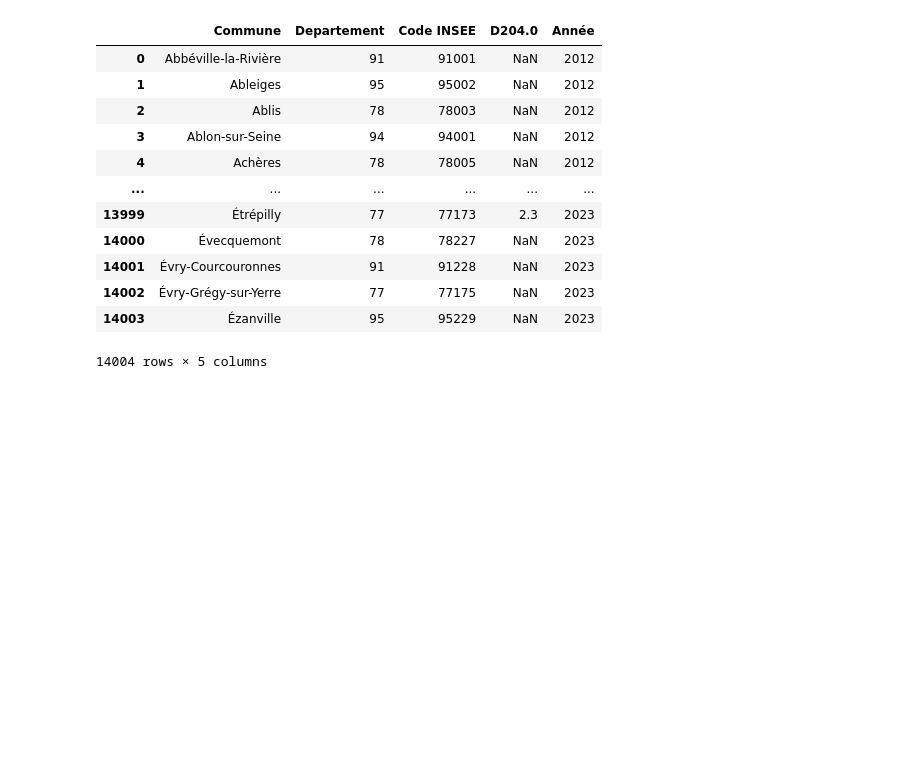
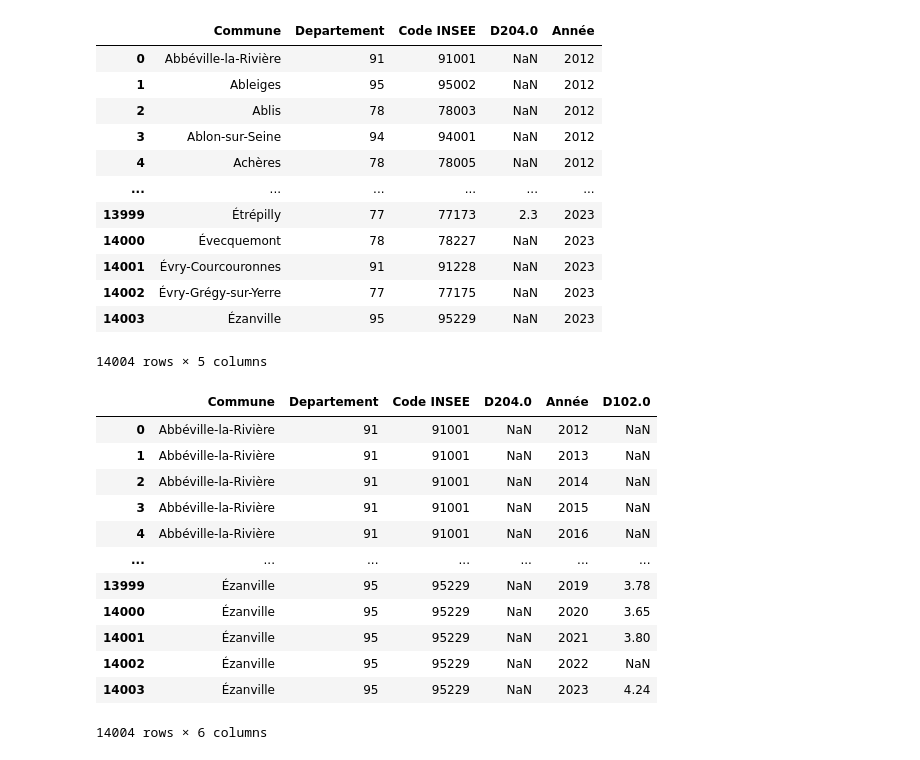
Before and after one commit to Garvoz/AquaVision, a Jupyter notebook: docs/recherche/boucle.ipynb, the cells around one changed output. Drawn from its saved outputs; the diff is of its cells as text; code cells hidden in the pictures; blank space fills up the shorter version.

Commit message:
nouvelles donnees

```diff
--- a/docs/recherche/boucle.ipynb
+++ b/docs/recherche/boucle.ipynb
@@ -171,3 +171,24 @@ df_prix
 14004 rows × 5 columns
 # %%
 df_prix.to_csv("C:/Users/Antoine/Documents/AquaVision/donnees/nettoyees/tarifs_assainissement.csv", index = False)
+# %%
+df_prix_A = pd.read_csv("C:/Users/Antoine/Documents/AquaVision/donnees/nettoyees/tarifs_assainissement.csv")
+df_prix_EP = pd.read_csv("C:/Users/Antoine/Documents/AquaVision/donnees/nettoyees/tarifs_eau_potable.csv")
+# %%
+df_prix = pd.merge(df_prix_A, df_prix_EP, how = 'outer', on = ['Commune', 'Departement', 'Code INSEE', 'Année'])
+# %%
+df_prix
+# %% [output]
+|  | Commune | Departement | Code INSEE | D204.0 | Année | D102.0 |
+| 0 | Abbéville-la-Rivière | 91 | 91001 | NaN | 2012 | NaN |
+| 1 | Abbéville-la-Rivière | 91 | 91001 | NaN | 2013 | NaN |
+| 2 | Abbéville-la-Rivière | 91 | 91001 | NaN | 2014 | NaN |
+| 3 | Abbéville-la-Rivière | 91 | 91001 | NaN | 2015 | NaN |
+| 4 | Abbéville-la-Rivière | 91 | 91001 | NaN | 2016 | NaN |
+| ... | ... | ... | ... | ... | ... | ... |
+| 13999 | Ézanville | 95 | 95229 | NaN | 2019 | 3.78 |
+| 14000 | Ézanville | 95 | 95229 | NaN | 2020 | 3.65 |
+| 14001 | Ézanville | 95 | 95229 | NaN | 2021 | 3.80 |
+| 14002 | Ézanville | 95 | 95229 | NaN | 2022 | NaN |
+| 14003 | Ézanville | 95 | 95229 | NaN | 2023 | 4.24 |
+14004 rows × 6 columns
```
Also changed, not shown: parts of 5 cells of this notebook, 9 other files.
